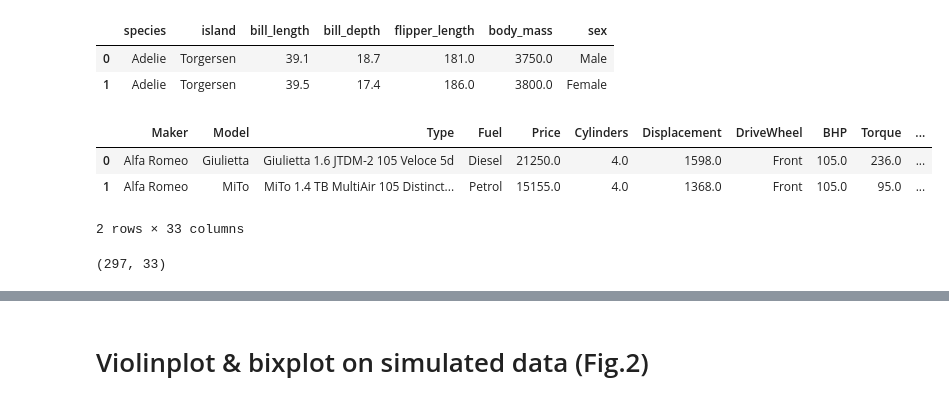
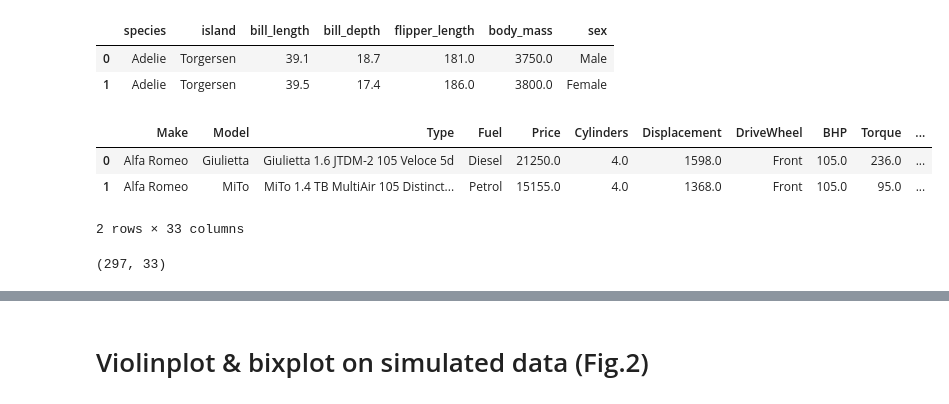
Before and after one commit to camontal/bixplot, a Jupyter notebook: examples/paper visuals python.ipynb, the cells around one changed output, grey strips where cells are left out. Saved outputs shown, nothing was run; the diff lists cells and outputs as text; code cells hidden in the pictures.

```diff
--- a/examples/paper visuals python.ipynb
+++ b/examples/paper visuals python.ipynb
@@ -92,12 +94,13 @@ display(df_penguins.head(2))
 | 1 | Adelie | Torgersen | 39.5 | 17.4 | 186.0 | 3800.0 | Female |
 # %%
 ########################### TopGear data
-df_tg = pd.read_csv(os.path.join('data', "TopGear.csv"))
+bunch = datasets.load_topgear()
+df_tg = pd.DataFrame(bunch.data, columns=bunch.feature_names)
 df_tg['log(Price)'] = df_tg['Price'].map(lambda x: np.log(x))
 display(df_tg.head(2))
 print(df_tg.shape)
 # %% [output]
-|  | Maker | Model | Type | Fuel | Price | Cylinders | Displacement | DriveWheel | BHP | Torque | ... |
+|  | Make | Model | Type | Fuel | Price | Cylinders | Displacement | DriveWheel | BHP | Torque | ... |
 | 0 | Alfa Romeo | Giulietta | Giulietta 1.6 JTDM-2 105 Veloce 5d | Diesel | 21250.0 | 4.0 | 1598.0 | Front | 105.0 | 236.0 | ... |
 | 1 | Alfa Romeo | MiTo | MiTo 1.4 TB MultiAir 105 Distinct... | Petrol | 15155.0 | 4.0 | 1368.0 | Front | 105.0 | 95.0 | ... |
 2 rows × 33 columns
```
Also changed, not shown: parts of 7 cells of this notebook, 10 other files.
